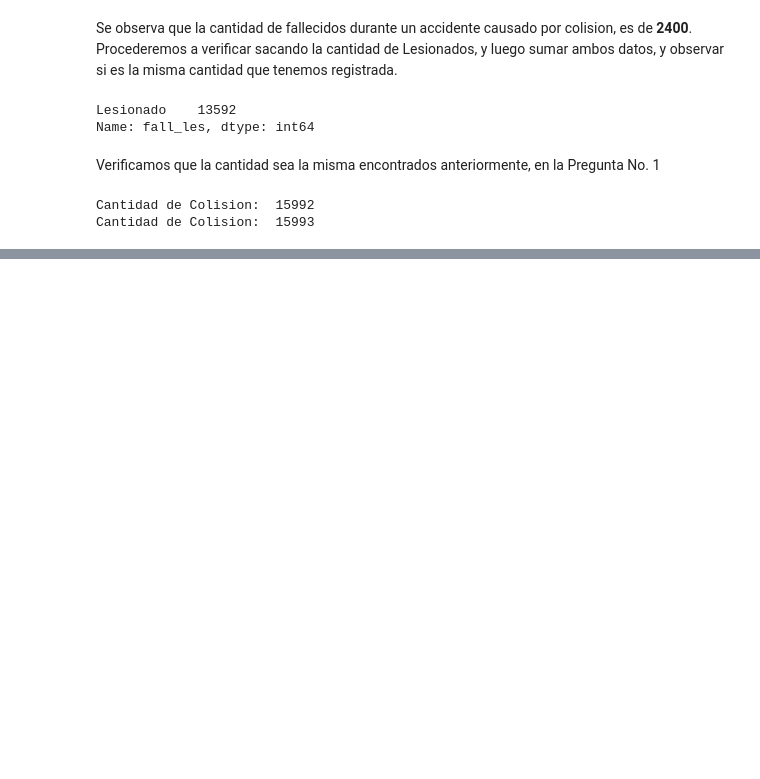
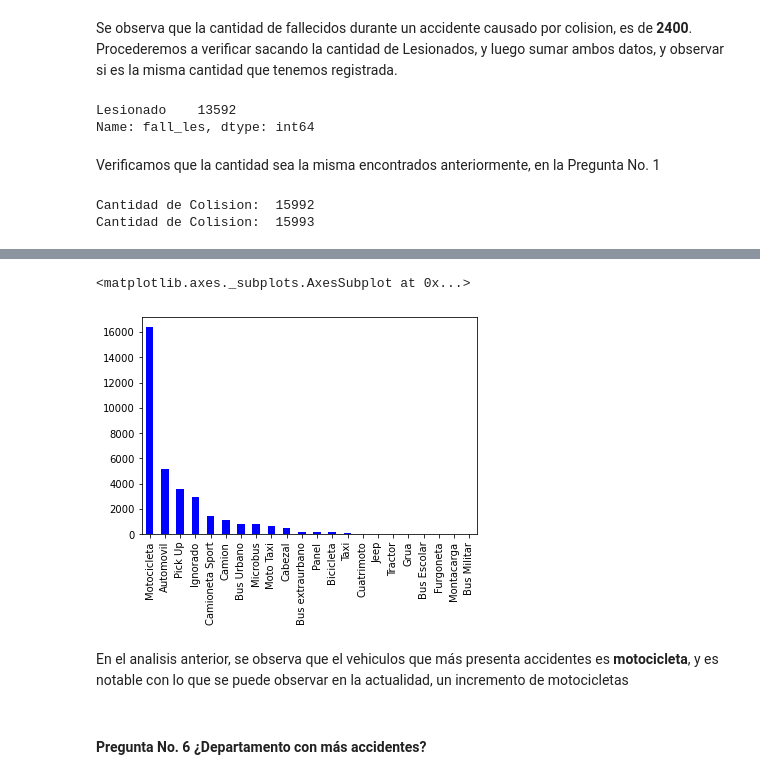
Before and after one commit to MaaarcosG/AccidentesTransito, a Jupyter notebook: AccidentesTransito.ipynb, the cells around one changed output, grey strips where cells are left out. Saved outputs shown, nothing was run; the diff lists cells and outputs as text; code cells hidden in the pictures; blank space fills up the shorter version.

```diff
--- a/AccidentesTransito.ipynb
+++ b/AccidentesTransito.ipynb
@@ -219,0 +332,3 @@ Cantidad de Colision:  15993
+# %%
+tipo_vehiculo = dataF['tipo_veh'].value_counts()
+print(tipo_vehiculo)
@@ -219,0 +353,9 @@ Cantidad de Colision:  15993
+# %%
+tipo_vehiculo.plot(kind='bar', color='blue')
+# %% [output]
+<matplotlib.axes._subplots.AxesSubplot at 0x...>
+[figure, added]
+# %% [markdown]
+En el analisis anterior, se observa que el vehiculos que más presenta accidentes es **motocicleta**, y es notable con lo que se puede observar en la actualidad, un incremento de motocicletas
+# %% [markdown]
+#### Pregunta No. 6 ¿Departamento con más accidentes?
```
Also changed, not shown: parts of 29 cells of this notebook.
